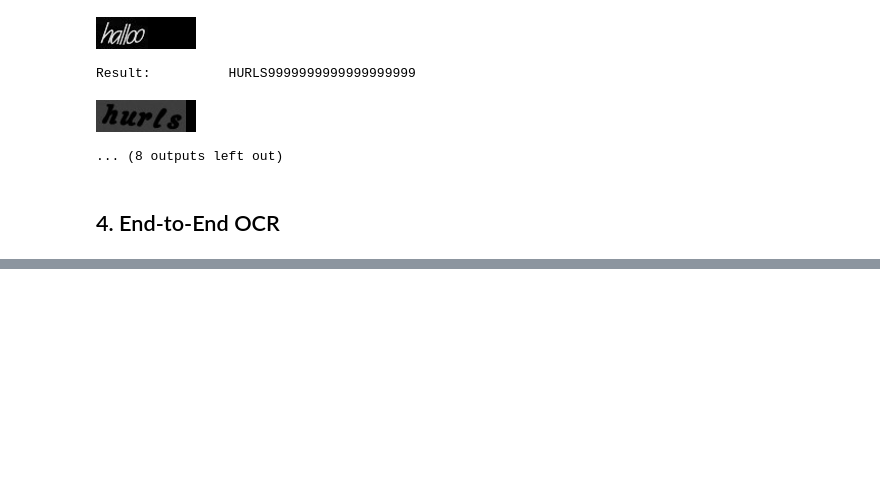
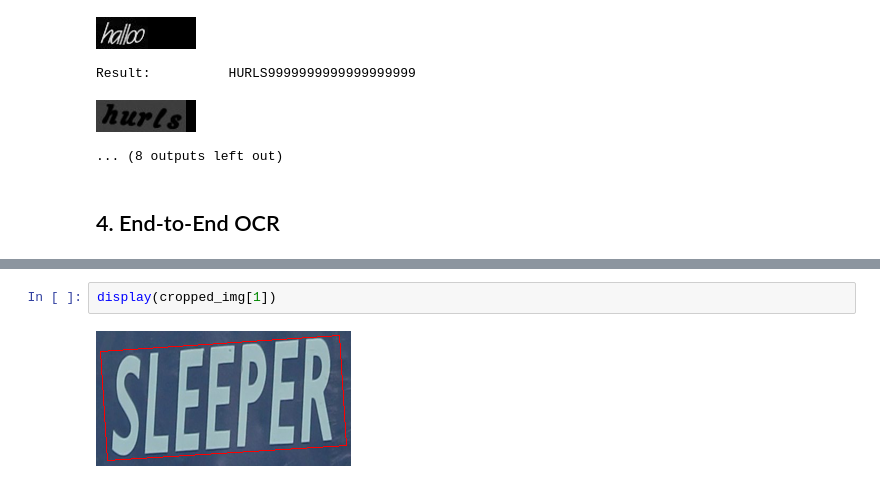
Before and after one commit to hwan27/aiffel, a Jupyter notebook: g/g6/OCR_detector.ipynb, the cells around one changed output, grey strips where cells are left out. Cells and saved outputs as stored; diff of their text form; blank space fills up the shorter version.

```diff
--- a/g/g6/OCR_detector.ipynb
+++ b/g/g6/OCR_detector.ipynb
@@ -371,0 +444,4 @@ def detect_text(img_path):
+# %%
+display(cropped_img[1])
+# %% [output]
+[figure, added]
```
Also changed, not shown: parts of 13 cells of this notebook.
